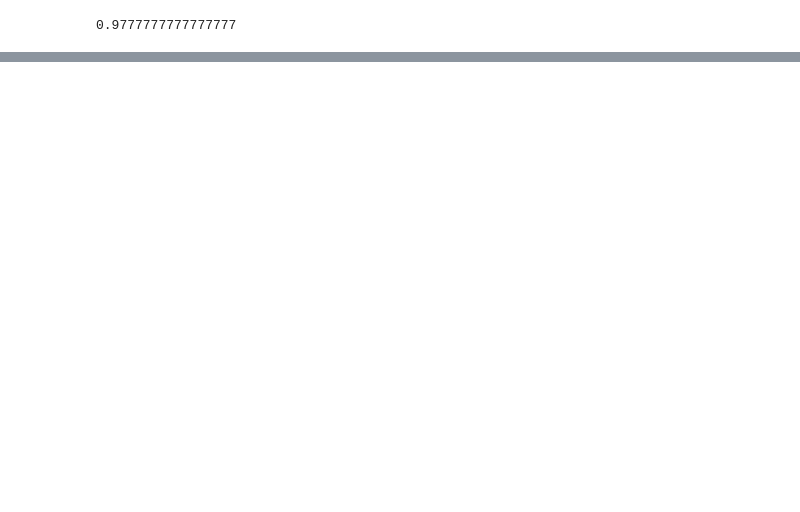
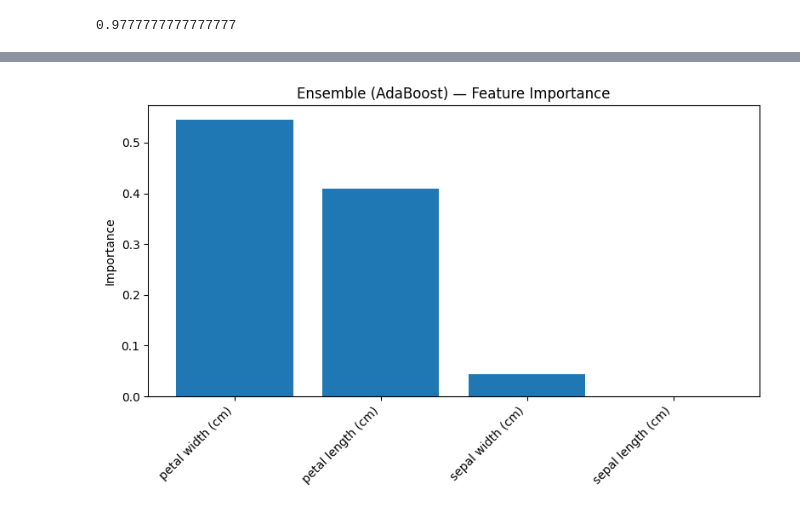
Before and after one commit to ruturaj-018/Machine-learning-blueprints, a Jupyter notebook: 08-Ensemble-Learning/Ensemble.ipynb, the cells around one changed output, grey strips where cells are left out. Saved outputs shown, nothing was run; the diff lists cells and outputs as text; code cells hidden in the pictures; blank space fills up the shorter version.

```diff
--- a/08-Ensemble-Learning/Ensemble.ipynb
+++ b/08-Ensemble-Learning/Ensemble.ipynb
@@ -53,0 +70,18 @@ print(accuracy_score(y_test,y_predi))
+# %%
+import numpy as np
+import matplotlib.pyplot as plt
+
+importances = x.feature_importances_     # from AdaBoost
+indices = np.argsort(importances)[::-1]  # sort high → low
+feat_names = X_train.columns if hasattr(X_train, "columns") else np.array(["f1","f2","f3","f4"])
+
+plt.figure(figsize=(8,5))
+plt.bar(range(len(importances)), importances[indices])
+plt.xticks(range(len(importances)), feat_names[indices], rotation=45, ha="right")
+plt.ylabel("Importance")
+plt.title("Ensemble (AdaBoost) — Feature Importance")
+plt.tight_layout()
+plt.savefig("ensemble_feature_importance.png", dpi=200)
+plt.show()
+# %% [output]
+[figure, added]
```
Also changed, not shown: parts of 4 cells of this notebook.
